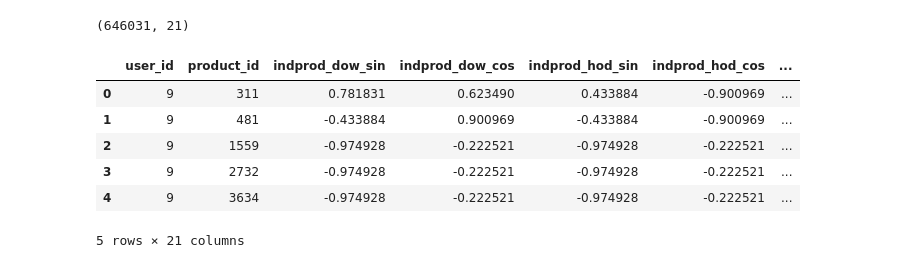
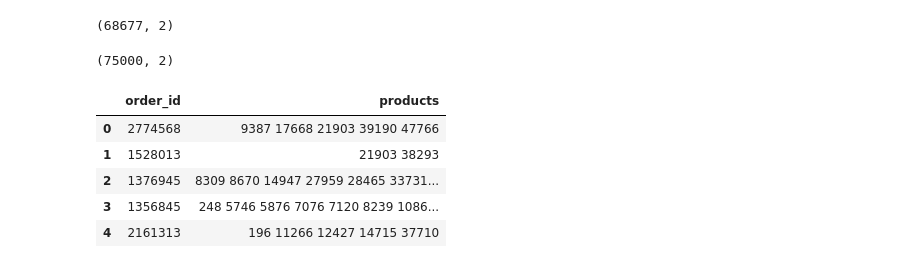
Before and after one commit to alexanderrich/instacart-analysis, a Jupyter notebook: analysis.ipynb, the cells around one changed output. Saved outputs shown, nothing was run; the diff lists cells and outputs as text; code cells hidden in the pictures.

```diff
--- a/analysis.ipynb
+++ b/analysis.ipynb
@@ -195,4 +347,6 @@ prior_all_stats.drop("index", axis=1, inplace=True)
+# %%
+prediction_lists = prediction_df.groupby('user_id').agg(lambda x: " ".join(x.astype(str))).reset_index()
 # %%
-prior_all_stats.shape
+prediction_lists.shape
 # %% [output]
-(646031, 21)
+(68677, 2)
@@ -198,0 +355,6 @@ prior_all_stats.shape
+# %%
+prediction_lists = prediction_lists.merge(orders_df.loc[orders_df.eval_set == "test", ['order_id', 'user_id']], on='user_id', how="right")
+# %%
+prediction_lists['products'] = prediction_lists.product_id.fillna("None")
+# %%
+prediction_lists = prediction_lists[['order_id', 'products']]
@@ -199,10 +363,13 @@ prior_all_stats.shape
+# %%
+prediction_lists.shape
+# %% [output]
+(75000, 2)
 # %%
-prior_all_stats.head()
+prediction_lists.head()
 # %% [output]
-|  | user_id | product_id | indprod_dow_sin | indprod_dow_cos | indprod_hod_sin | indprod_hod_cos | ... |
-| 0 | 9 | 311 | 0.781831 | 0.623490 | 0.433884 | -0.900969 | ... |
-| 1 | 9 | 481 | -0.433884 | 0.900969 | -0.433884 | -0.900969 | ... |
-| 2 | 9 | 1559 | -0.974928 | -0.222521 | -0.974928 | -0.222521 | ... |
-| 3 | 9 | 2732 | -0.974928 | -0.222521 | -0.974928 | -0.222521 | ... |
-| 4 | 9 | 3634 | -0.974928 | -0.222521 | -0.974928 | -0.222521 | ... |
+|  | order_id | products |
+| 0 | 2774568 | 9387 17668 21903 39190 47766 |
+| 1 | 1528013 | 21903 38293 |
+| 2 | 1376945 | 8309 8670 14947 27959 28465 33731... |
+| 3 | 1356845 | 248 5746 5876 7076 7120 8239 1086... |
+| 4 | 2161313 | 196 11266 12427 14715 37710 |
-5 rows × 21 columns
```
Also changed, not shown: parts of 45 cells of this notebook.
